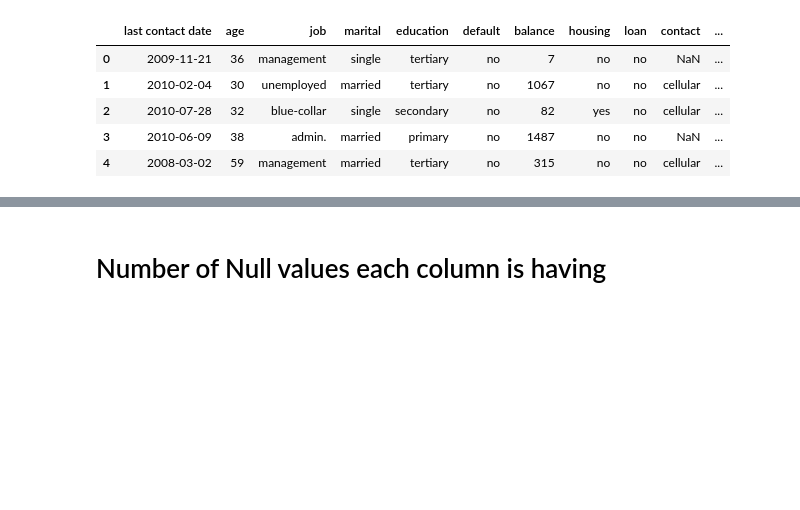
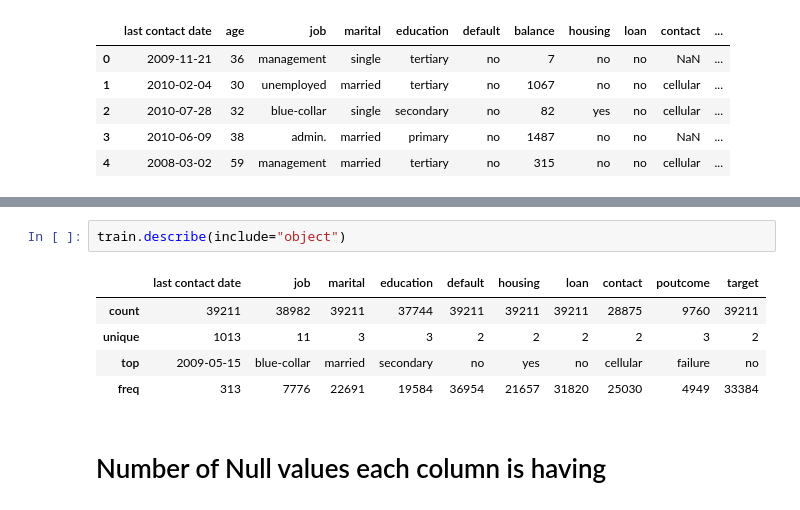
Before and after one commit to linisha04/Predict-the-Success-of-Bank-telemarketing, a Jupyter notebook: liniiiii.ipynb, the cells around one changed output, grey strips where cells are left out. Saved outputs shown, nothing was run; the diff lists cells and outputs as text; blank space fills up the shorter version.

```diff
--- a/liniiiii.ipynb
+++ b/liniiiii.ipynb
@@ -102,3 +116,11 @@ test.head(5)
+# %%
+train.describe(include="object")
+# %% [output]
+|  | last contact date | job | marital | education | default | housing | loan | contact | poutcome | target |
+| count | 39211 | 38982 | 39211 | 37744 | 39211 | 39211 | 39211 | 28875 | 9760 | 39211 |
+| unique | 1013 | 11 | 3 | 3 | 2 | 2 | 2 | 2 | 3 | 2 |
+| top | 2009-05-15 | blue-collar | married | secondary | no | yes | no | cellular | failure | no |
+| freq | 313 | 7776 | 22691 | 19584 | 36954 | 21657 | 31820 | 25030 | 4949 | 33384 |
 # %% [markdown]
 # Number of Null values each column is having
 # %%
```
Also changed, not shown: parts of 9 cells of this notebook.
